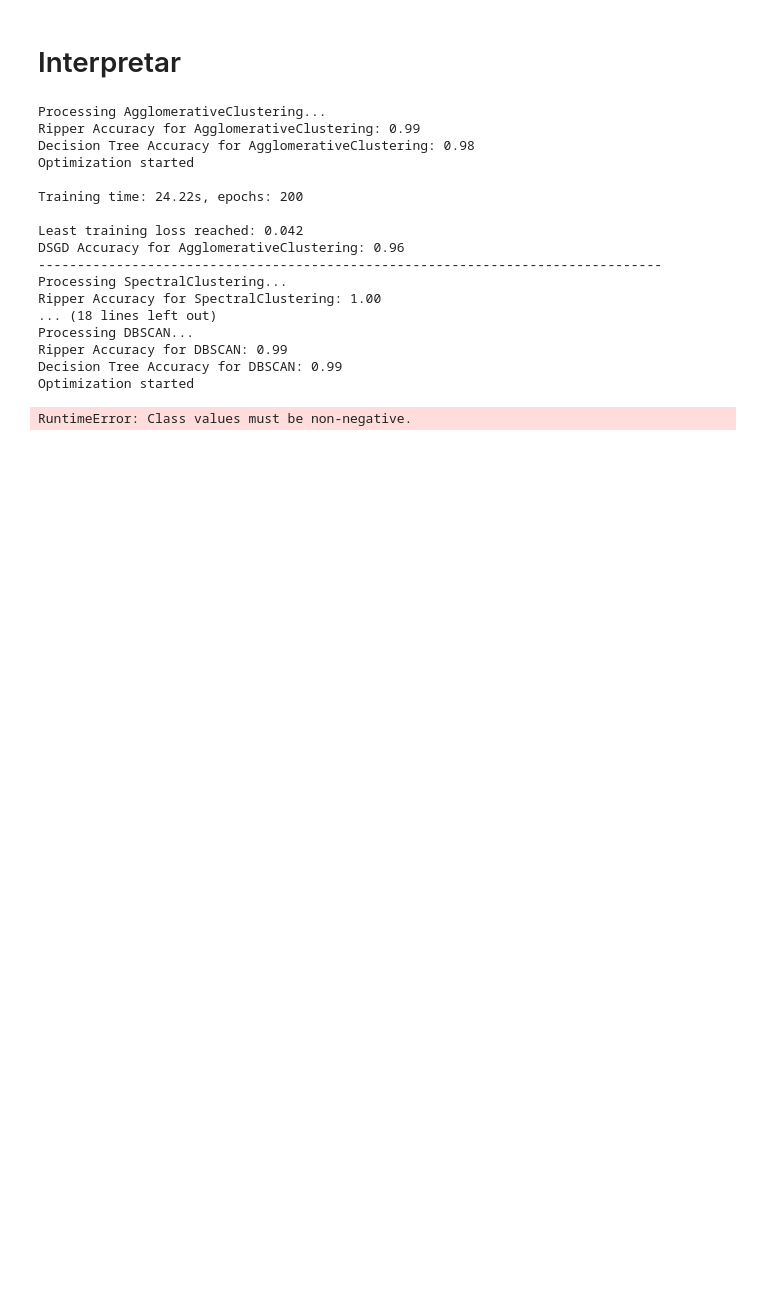
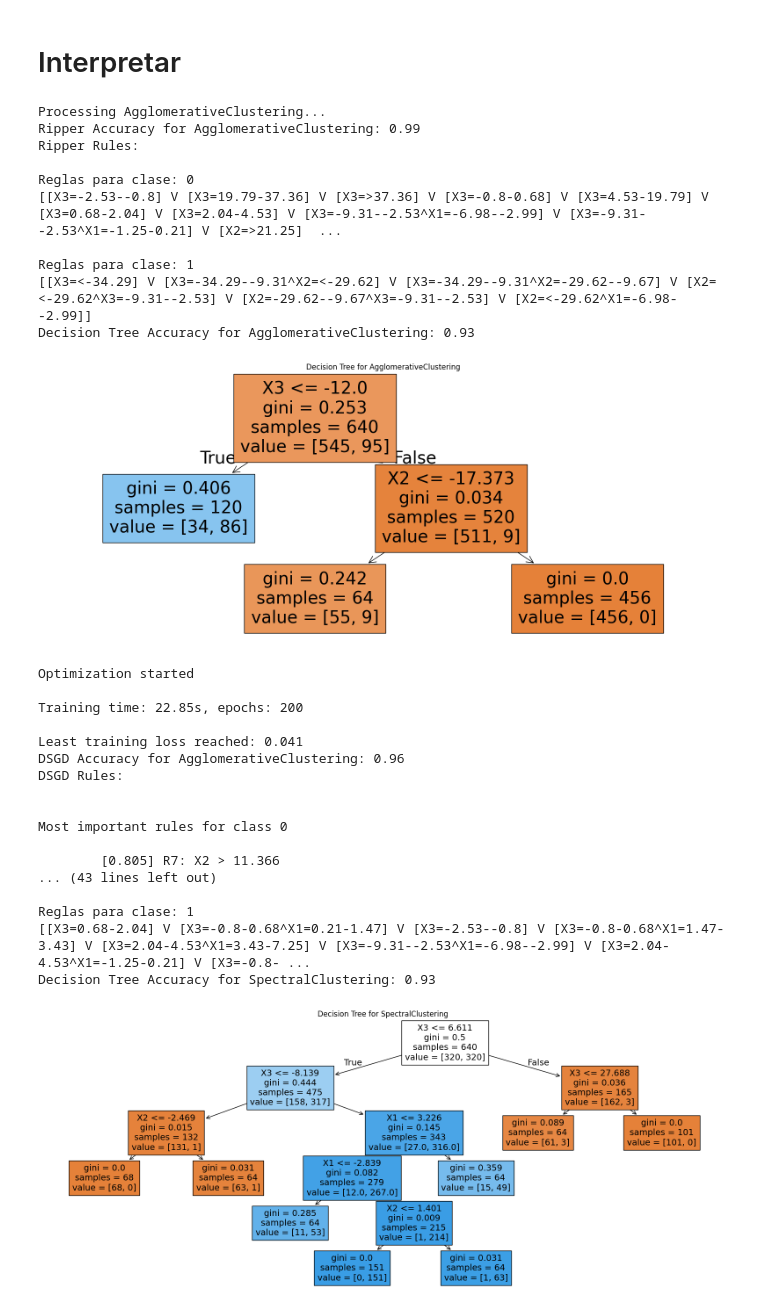
Before and after one commit to DR-Barros/Trabajo-dirigido-clustering, a Jupyter notebook: experimento/sintetica/no separable/exp_atom copy.ipynb, the cells around one changed output. Cells and saved outputs as stored; diff of their text form; code cells hidden in the pictures; blank space fills up the shorter version.

```diff
--- a/experimento/sintetica/no separable/exp_atom copy.ipynb
+++ b/experimento/sintetica/no separable/exp_atom copy.ipynb
@@ -211,45 +211,67 @@ for name, labels in top_3_labels.items():
     print(f'Processing {name}...')
 
     # Ripper
     ripper = MultiClassRipperClassifier(random_state=43)
     ripper.fit(X_train, y_train)
     y_pred_ripper = ripper.predict(X_test)
     print(f'Ripper Accuracy for {name}: {accuracy_score(y_test, y_pred_ripper):.2f}')
+    print('Ripper Rules:')
+    ripper.print_rules()
     saved_models.setdefault(name, {})['ripper'] = ripper
 
     # Decision Tree
-    dtree = DecisionTreeClassifier(random_state=42, max_depth=5)
+    dtree = DecisionTreeClassifier(random_state=42, max_depth=5, min_weight_fraction_leaf=0.1)
     dtree.fit(X_train, y_train)
     dtree_pred = dtree.predict(X_test)
     print(f'Decision Tree Accuracy for {name}: {accuracy_score(y_test, dtree_pred):.2f}')
+    plt.figure(figsize=(20, 8))
+    sk_tree.plot_tree(dtree, filled=True, feature_names=X_train.columns)
+    plt.title(f'Decision Tree for {name}')
+    plt.show()
     saved_models[name]['dtree'] = dtree
 
     # DSGD
+    max_label = np.max(labels)
+    y_train = np.where(y_train == -1, max_label + 1, y_train)
+    y_test = np.where(y_test == -1, max_label + 1, y_test)
     ds = DSClassifierMultiQ(n, min_iter=20, max_iter=200, debug_mode=True, lossfn="MSE", num_workers=0, min_dloss=1e-7)
     X = X_train.to_numpy()
     losses, epoch, dt = ds.fit(X, y_train, add_single_rules=True, single_rules_breaks=3, add_mult_rules=False, column_names=X_train.columns)
     x_test = X_test.to_numpy()
     y_pred_ds = ds.predict(x_test)
     print(f'DSGD Accuracy for {name}: {accuracy_score(y_test, y_pred_ds):.2f}')
+    print('DSGD Rules:')
+    ds.print_most_important_rules(threshold=0.32)
     saved_models[name]['ds'] = ds
 
     print('--' * 40)
 # %% [output]
 Processing AgglomerativeClustering...
 Ripper Accuracy for AgglomerativeClustering: 0.99
-Decision Tree Accuracy for AgglomerativeClustering: 0.98
-Optimization started
+Ripper Rules:
 
-Training time: 24.22s, epochs: 200
+Reglas para clase: 0
+[[X3=-2.53--0.8] V [X3=19.79-37.36] V [X3=>37.36] V [X3=-0.8-0.68] V [X3=4.53-19.79] V [X3=0.68-2.04] V [X3=2.04-4.53] V [X3=-9.31--2.53^X1=-6.98--2.99] V [X3=-9.31--2.53^X1=-1.25-0.21] V [X2=>21.25]  ...
 
-Least training loss reached: 0.042
-DSGD Accuracy for AgglomerativeClustering: 0.96
---------------------------------------------------------------------------------
-Processing SpectralClustering...
-Ripper Accuracy for SpectralClustering: 1.00
-... (18 lines left out)
-Processing DBSCAN...
-Ripper Accuracy for DBSCAN: 0.99
-Decision Tree Accuracy for DBSCAN: 0.99
-Optimization started
+Reglas para clase: 1
+[[X3=<-34.29] V [X3=-34.29--9.31^X2=<-29.62] V [X3=-34.29--9.31^X2=-29.62--9.67] V [X2=<-29.62^X3=-9.31--2.53] V [X2=-29.62--9.67^X3=-9.31--2.53] V [X2=<-29.62^X1=-6.98--2.99]]
+Decision Tree Accuracy for AgglomerativeClustering: 0.93
+[figure, added]
-RuntimeError: Class values must be non-negative.
+Optimization started
+
+Training time: 22.85s, epochs: 200
+
+Least training loss reached: 0.041
+DSGD Accuracy for AgglomerativeClustering: 0.96
+DSGD Rules:
+
+
+Most important rules for class 0
+
+        [0.805] R7: X2 > 11.366
+... (43 lines left out)
+
+Reglas para clase: 1
+[[X3=0.68-2.04] V [X3=-0.8-0.68^X1=0.21-1.47] V [X3=-2.53--0.8] V [X3=-0.8-0.68^X1=1.47-3.43] V [X3=2.04-4.53^X1=3.43-7.25] V [X3=-9.31--2.53^X1=-6.98--2.99] V [X3=2.04-4.53^X1=-1.25-0.21] V [X3=-0.8- ...
+Decision Tree Accuracy for SpectralClustering: 0.93
+[figure, added]
```
Also changed, not shown: parts of 2 cells of this notebook, 14 other files.
